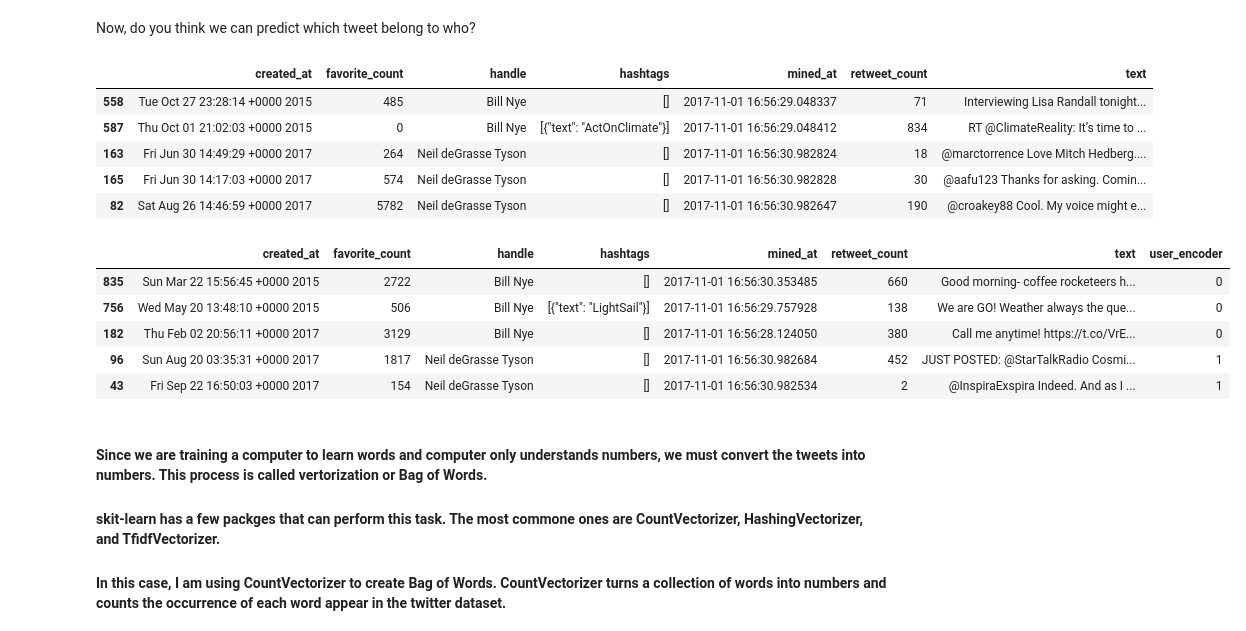
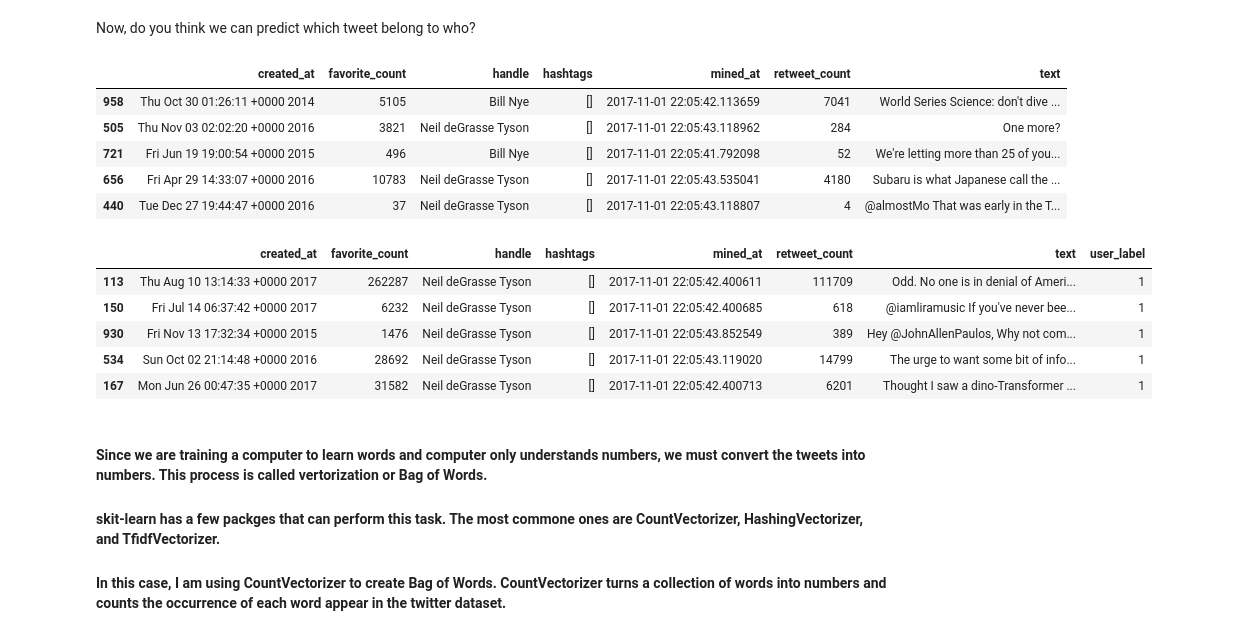
Before and after one commit to Tuatara1234/Connie-Puvvada, a Jupyter notebook: Bill or Neil? What Are They Talking About?.ipynb, the cells around one changed output. Cells and saved outputs as stored; diff of their text form; code cells hidden in the pictures.

```diff
--- a/Bill or Neil? What Are They Talking About?.ipynb
+++ b/Bill or Neil? What Are They Talking About?.ipynb
@@ -23,10 +23,10 @@ import matplotlib.pyplot as plt
 # your keys go here:
 
 twitter_keys = {
-    'consumer_key':        'VgoJyqsPKIJiJFKCZ0jxtK2K0',
-    'consumer_secret':     '2a4LDYNR2HnkLBkCLgtpmdCTcqKSD9pRjTIU2LXRKkbQz6DXQD',
-    'access_token_key':    '202347836-xYk1wedC9Ohb1hW1cnm480pe4HyjemEVxVGkYJW6',
-    'access_token_secret': 'kpgjoxRgAWrMx0OUWit8Rv3cYFEoLGGDBGzRKGRWHQBMt'
+    'consumer_key':        'YOUR CONSUMER KEY',
+    'consumer_secret':     'YOUR CONSUMER SECRET KEY',
+    'access_token_key':    'YOUR ACCESS TOKEN',
+    'access_token_secret': 'YOUR ACCESS TOKEN SECRET'
 }
 
 api = twitter.Api(
@@ -554,23 +540,23 @@ data = pd.concat([bill_df, neil_df])
 data.sample(5)
 # %% [output]
 |  | created_at | favorite_count | handle | hashtags | mined_at | retweet_count | text |
-| 558 | Tue Oct 27 23:28:14 +0000 2015 | 485 | Bill Nye | [] | 2017-11-01 16:56:29.048337 | 71 | Interviewing Lisa Randall tonight... |
-| 587 | Thu Oct 01 21:02:03 +0000 2015 | 0 | Bill Nye | [{"text": "ActOnClimate"}] | 2017-11-01 16:56:29.048412 | 834 | RT @ClimateReality: It’s time to ... |
-| 163 | Fri Jun 30 14:49:29 +0000 2017 | 264 | Neil deGrasse Tyson | [] | 2017-11-01 16:56:30.982824 | 18 | @marctorrence Love Mitch Hedberg.... |
-| 165 | Fri Jun 30 14:17:03 +0000 2017 | 574 | Neil deGrasse Tyson | [] | 2017-11-01 16:56:30.982828 | 30 | @aafu123 Thanks for asking. Comin... |
-| 82 | Sat Aug 26 14:46:59 +0000 2017 | 5782 | Neil deGrasse Tyson | [] | 2017-11-01 16:56:30.982647 | 190 | @croakey88 Cool. My voice might e... |
+| 958 | Thu Oct 30 01:26:11 +0000 2014 | 5105 | Bill Nye | [] | 2017-11-01 22:05:42.113659 | 7041 | World Series Science: don't dive ... |
+| 505 | Thu Nov 03 02:02:20 +0000 2016 | 3821 | Neil deGrasse Tyson | [] | 2017-11-01 22:05:43.118962 | 284 | One more? |
+| 721 | Fri Jun 19 19:00:54 +0000 2015 | 496 | Bill Nye | [] | 2017-11-01 22:05:41.792098 | 52 | We're letting more than 25 of you... |
+| 656 | Fri Apr 29 14:33:07 +0000 2016 | 10783 | Neil deGrasse Tyson | [] | 2017-11-01 22:05:43.535041 | 4180 | Subaru is what Japanese call the ... |
+| 440 | Tue Dec 27 19:44:47 +0000 2016 | 37 | Neil deGrasse Tyson | [] | 2017-11-01 22:05:43.118807 | 4 | @almostMo That was early in the T... |
 # %%
 #label the two users.
 
-data['user_encoder'] = data['handle'].map({'Bill Nye': 0, 'Neil deGrasse Tyson': 1})
+data['user_label'] = data['handle'].map({'Bill Nye': 0, 'Neil deGrasse Tyson': 1})
 data.sample(5)
 # %% [output]
-|  | created_at | favorite_count | handle | hashtags | mined_at | retweet_count | text | user_encoder |
-| 835 | Sun Mar 22 15:56:45 +0000 2015 | 2722 | Bill Nye | [] | 2017-11-01 16:56:30.353485 | 660 | Good morning- coffee rocketeers h... | 0 |
-| 756 | Wed May 20 13:48:10 +0000 2015 | 506 | Bill Nye | [{"text": "LightSail"}] | 2017-11-01 16:56:29.757928 | 138 | We are GO! Weather always the que... | 0 |
-| 182 | Thu Feb 02 20:56:11 +0000 2017 | 3129 | Bill Nye | [] | 2017-11-01 16:56:28.124050 | 380 | Call me anytime! https://t.co/VrE... | 0 |
-| 96 | Sun Aug 20 03:35:31 +0000 2017 | 1817 | Neil deGrasse Tyson | [] | 2017-11-01 16:56:30.982684 | 452 | JUST POSTED: @StarTalkRadio Cosmi... | 1 |
-| 43 | Fri Sep 22 16:50:03 +0000 2017 | 154 | Neil deGrasse Tyson | [] | 2017-11-01 16:56:30.982534 | 2 | @InspiraExspira Indeed. And as I ... | 1 |
+|  | created_at | favorite_count | handle | hashtags | mined_at | retweet_count | text | user_label |
+| 113 | Thu Aug 10 13:14:33 +0000 2017 | 262287 | Neil deGrasse Tyson | [] | 2017-11-01 22:05:42.400611 | 111709 | Odd. No one is in denial of Ameri... | 1 |
+| 150 | Fri Jul 14 06:37:42 +0000 2017 | 6232 | Neil deGrasse Tyson | [] | 2017-11-01 22:05:42.400685 | 618 | @iamliramusic If you've never bee... | 1 |
+| 930 | Fri Nov 13 17:32:34 +0000 2015 | 1476 | Neil deGrasse Tyson | [] | 2017-11-01 22:05:43.852549 | 389 | Hey @JohnAllenPaulos, Why not com... | 1 |
+| 534 | Sun Oct 02 21:14:48 +0000 2016 | 28692 | Neil deGrasse Tyson | [] | 2017-11-01 22:05:43.119020 | 14799 | The urge to want some bit of info... | 1 |
+| 167 | Mon Jun 26 00:47:35 +0000 2017 | 31582 | Neil deGrasse Tyson | [] | 2017-11-01 22:05:42.400713 | 6201 | Thought I saw a dino-Transformer ... | 1 |
 # %%
 # Define independent & dependent variable.
 # In this case, the independent variable is the twitter text. The dependent variable would be the user_label.
```
Also changed, not shown: parts of 30 cells of this notebook.
